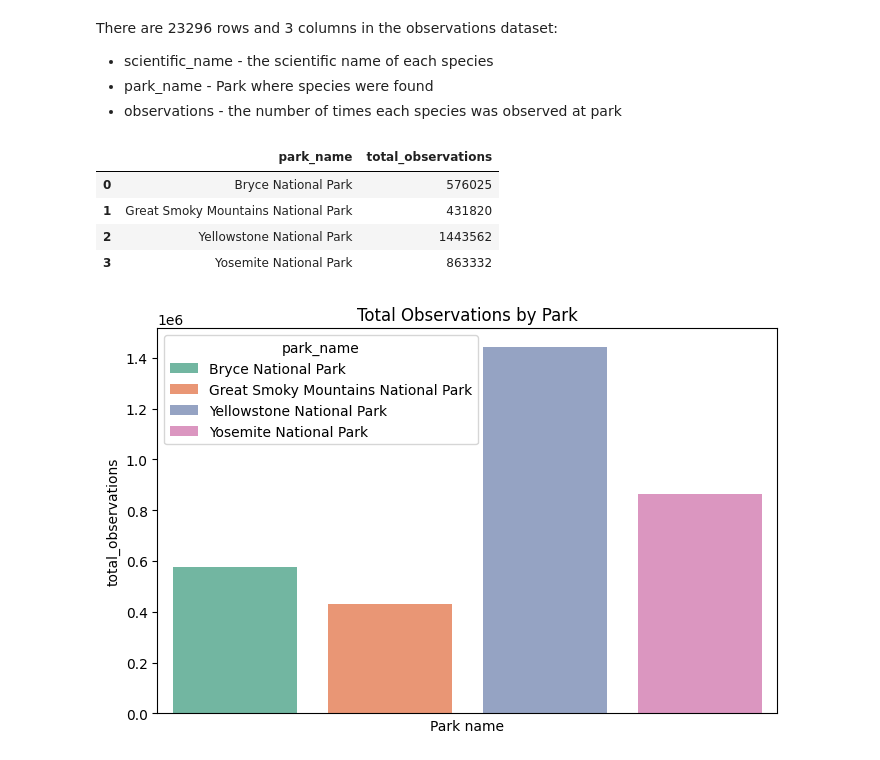
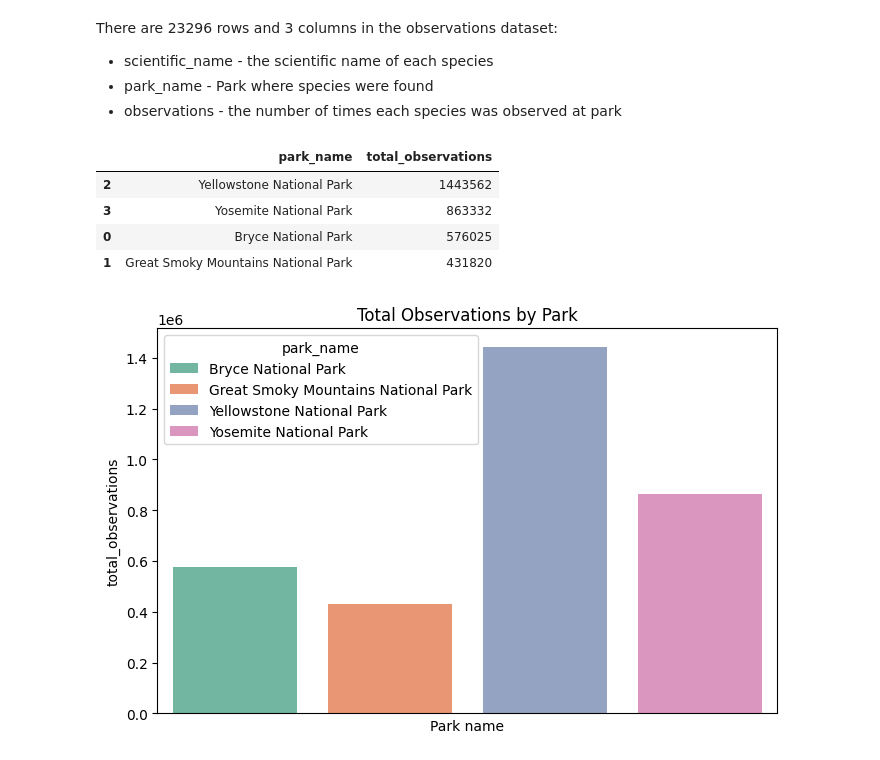
Before and after one commit to 7086600/biodiversity_project, a Jupyter notebook: biodiversity.ipynb, the cells around one changed output. Cells and saved outputs as stored; diff of their text form; code cells hidden in the pictures.

```diff
--- a/biodiversity.ipynb
+++ b/biodiversity.ipynb
@@ -218,15 +242,16 @@ There are 23296 rows and 3 columns in the observations dataset:
 # %%
 # counting the number of observations by park
 observationsByPark = observations.groupby('park_name')['observations'].sum().reset_index()
 # renaming the column for clarity
 observationsByPark.rename(columns={'observations': 'total_observations'}, inplace=True)
+observationsByPark.sort_values(by='total_observations', ascending=False, inplace=True)
 observationsByPark
 # %% [output]
 |  | park_name | total_observations |
+| 2 | Yellowstone National Park | 1443562 |
+| 3 | Yosemite National Park | 863332 |
 | 0 | Bryce National Park | 576025 |
 | 1 | Great Smoky Mountains National Park | 431820 |
-| 2 | Yellowstone National Park | 1443562 |
-| 3 | Yosemite National Park | 863332 |
 # %%
 # creating a bar plot for observations by park
 plt.figure(figsize=(8, 5), frameon=True)
```
Also changed, not shown: parts of 5 cells of this notebook.
